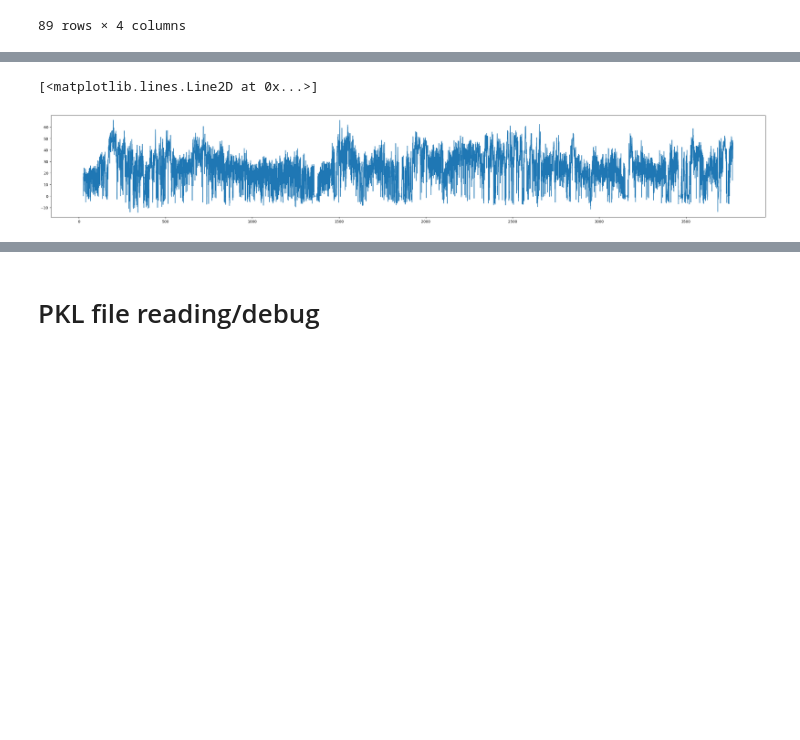
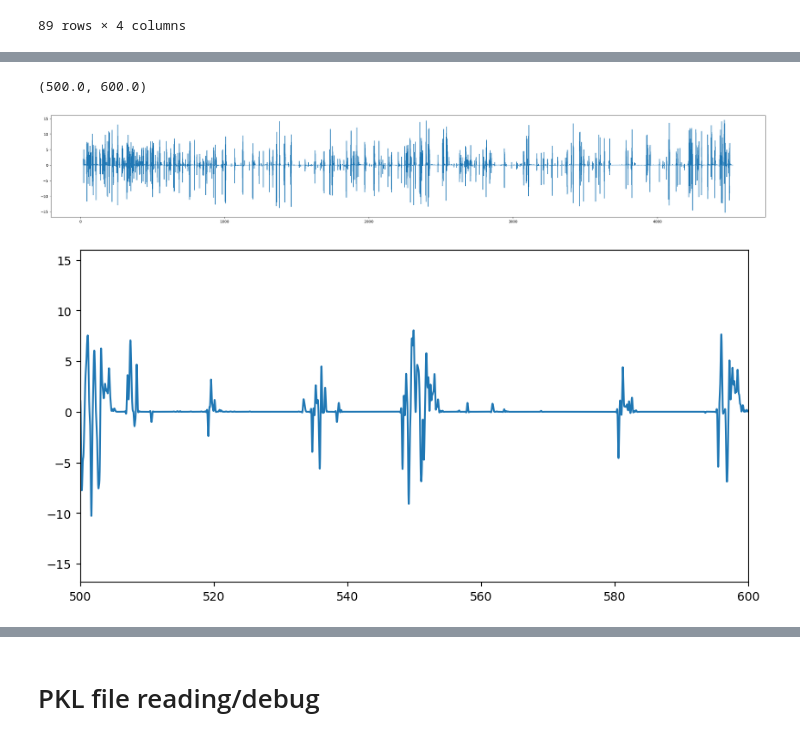
Before and after one commit to AllenNeuralDynamics/lamf-analysis, a Jupyter notebook: ophys-mfish-dev/notebooks/Dataset-object-demo.ipynb, the cells around one changed output, grey strips where cells are left out. Cells and saved outputs as stored; diff of their text form; code cells hidden in the pictures; blank space fills up the shorter version.

```diff
--- a/ophys-mfish-dev/notebooks/Dataset-object-demo.ipynb
+++ b/ophys-mfish-dev/notebooks/Dataset-object-demo.ipynb
@@ -204,0 +12,7 @@ with h5py.File(fp, 'r') as f:
+# %%
+# inputs: code-ocean
+
+data_folder = Path("/root/capsule/data/") # Note: full path, glob doesn't like ~
+processed_path = data_folder / "multiplane-ophys_677594_2023-08-04_09-44-08_processed_2024-02-08_23-26-44"
+plane_folder_path = processed_path / "1287841795" # 1 of 8 possible planes
+raw_path = data_folder / "multiplane-ophys_677594_2023-08-04_09-44-08"
@@ -301,5 +109,0 @@ dff.h5
-# %%
-from data_objects.behavior.behavior_dataset import BehaviorDataset
-processed_path = "/allen/programs/mindscope/workgroups/learning/mattd/co_dev/data/1299958728/processed/1299958728" # give experiment
-raw_path = "/allen/programs/mindscope/workgroups/learning/mattd/co_dev/data/1299958728/raw"
-bd = BehaviorDataset(raw_path)
@@ -324,0 +110,3 @@ bd.running_speed
+# %%
+from data_objects.behavior.behavior_dataset import BehaviorDataset
+bs = BehaviorDataset(raw_path)
@@ -325,7 +216,14 @@ bd.running_speed
 # %%
+%matplotlib inline
 fig, ax = plt.subplots(1, 1, figsize=(35, 5))
-plt.plot(bd.running_speed.timestamps, bd.running_speed.speed)
+plt.plot(bs.running_speed.timestamps, bs.running_speed.speed)
+
+# plot zoom on x
+fig, ax = plt.subplots(1, 1, figsize=(10, 5))
+plt.plot(bs.running_speed.timestamps, bs.running_speed.speed)
+plt.xlim(500, 600)
 # %% [output]
-[<matplotlib.lines.Line2D at 0x...>]
+(500.0, 600.0)
-[figure, old version]
+[figure, new version]
+[figure, added]
 # %%
```
Also changed, not shown: parts of 48 cells of this notebook, 4 other files.
